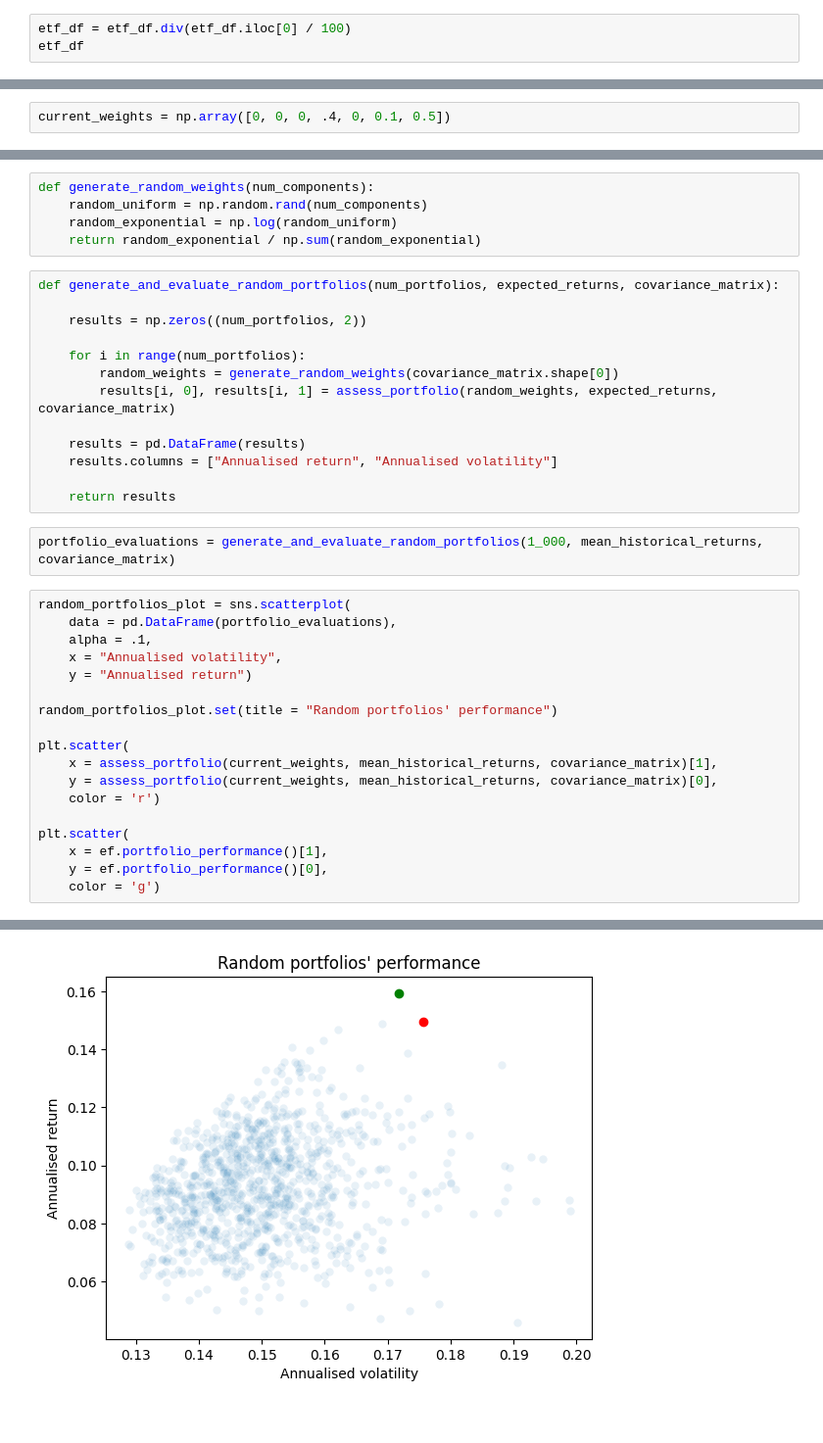
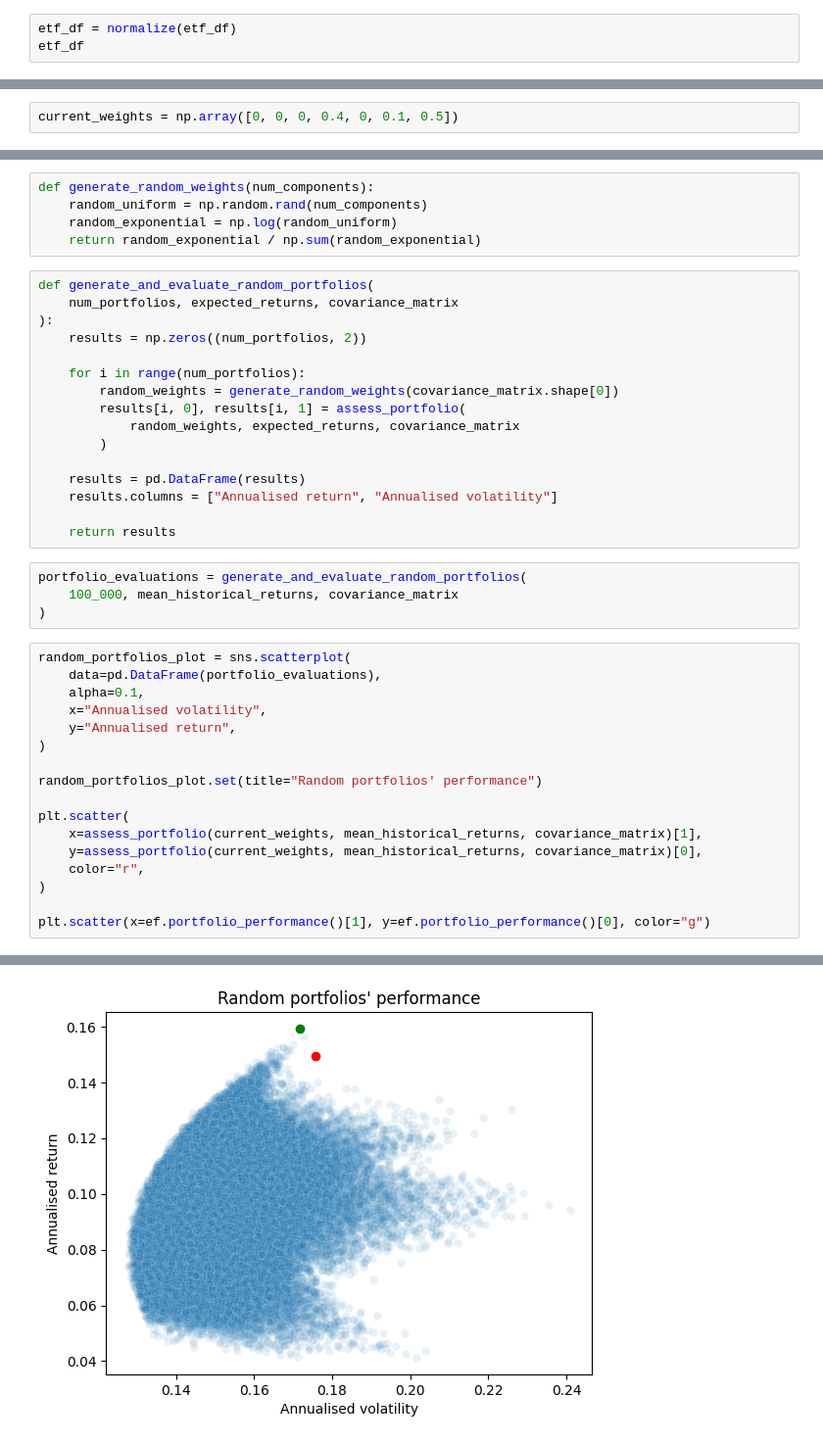
Before and after one commit to michaltkaczyk/etf-portfolio-optimisation, a Jupyter notebook: main.ipynb, the cells around one changed output, grey strips where cells are left out. Shown at 98% size. Saved outputs shown, nothing was run; the diff lists cells and outputs as text.

```diff
--- a/main.ipynb
+++ b/main.ipynb
@@ -94,3 +103,3 @@ Name: 2022-12-23 00:00:00, dtype: float64
 # %%
-etf_df = etf_df.div(etf_df.iloc[0] / 100)
+etf_df = normalize(etf_df)
 etf_df
@@ -136,7 +161,7 @@ covariance_matrix
 # %% [markdown]
 Let's assign weights to the ETFs based on my current allocation.
 # %%
-current_weights = np.array([0, 0, 0, .4, 0, 0.1, 0.5])
+current_weights = np.array([0, 0, 0, 0.4, 0, 0.1, 0.5])
 # %% [markdown]
 Now we calculate the variance and the volatility (standard deviation) of the specified portfolio.
 # %%
@@ -186,38 +222,42 @@ def generate_random_weights(num_components):
     random_exponential = np.log(random_uniform)
     return random_exponential / np.sum(random_exponential)
 # %%
-def generate_and_evaluate_random_portfolios(num_portfolios, expected_returns, covariance_matrix):
-
+def generate_and_evaluate_random_portfolios(
+    num_portfolios, expected_returns, covariance_matrix
+):
     results = np.zeros((num_portfolios, 2))
 
     for i in range(num_portfolios):
         random_weights = generate_random_weights(covariance_matrix.shape[0])
-        results[i, 0], results[i, 1] = assess_portfolio(random_weights, expected_returns, covariance_matrix)
+        results[i, 0], results[i, 1] = assess_portfolio(
+            random_weights, expected_returns, covariance_matrix
+        )
 
     results = pd.DataFrame(results)
     results.columns = ["Annualised return", "Annualised volatility"]
 
     return results
 # %%
-portfolio_evaluations = generate_and_evaluate_random_portfolios(1_000, mean_historical_returns, covariance_matrix)
+portfolio_evaluations = generate_and_evaluate_random_portfolios(
+    100_000, mean_historical_returns, covariance_matrix
+)
 # %%
 random_portfolios_plot = sns.scatterplot(
-    data = pd.DataFrame(portfolio_evaluations),
-    alpha = .1,
-    x = "Annualised volatility",
-    y = "Annualised return")
+    data=pd.DataFrame(portfolio_evaluations),
+    alpha=0.1,
+    x="Annualised volatility",
+    y="Annualised return",
+)
 
-random_portfolios_plot.set(title = "Random portfolios' performance")
+random_portfolios_plot.set(title="Random portfolios' performance")
 
 plt.scatter(
-    x = assess_portfolio(current_weights, mean_historical_returns, covariance_matrix)[1],
-    y = assess_portfolio(current_weights, mean_historical_returns, covariance_matrix)[0],
-    color = 'r')
+    x=assess_portfolio(current_weights, mean_historical_returns, covariance_matrix)[1],
+    y=assess_portfolio(current_weights, mean_historical_returns, covariance_matrix)[0],
+    color="r",
+)
 
-plt.scatter(
-    x = ef.portfolio_performance()[1],
-    y = ef.portfolio_performance()[0],
-    color = 'g')
+plt.scatter(x=ef.portfolio_performance()[1], y=ef.portfolio_performance()[0], color="g")
 # %% [output]
 <matplotlib.collections.PathCollection at 0x...>
-[figure, old version]
+[figure, new version]
```
Also changed, not shown: parts of 11 cells of this notebook.
